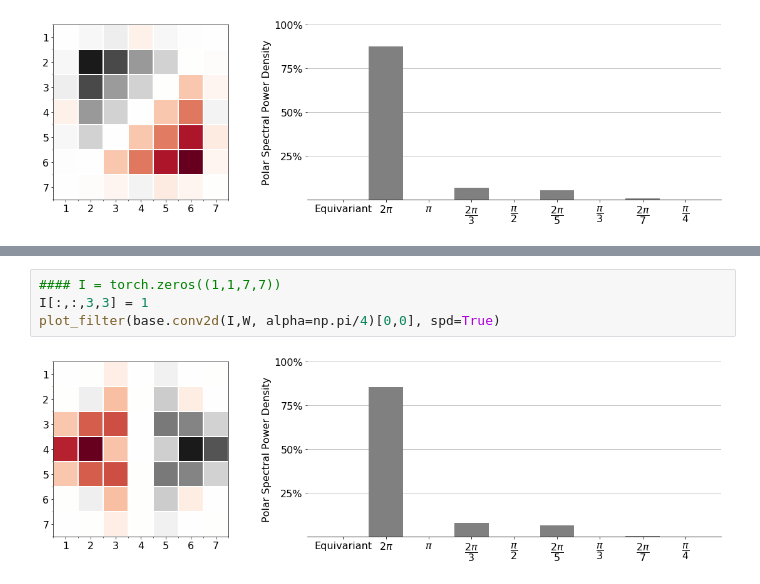
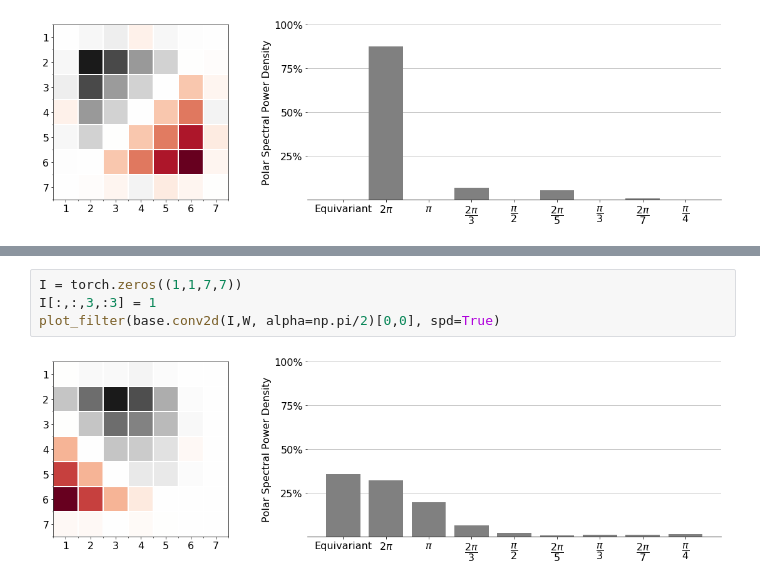
Before and after one commit to gabriel-lepetitaimon/steered-fcnn, a Jupyter notebook: OrientednessAnalysis.ipynb, the cells around one changed output, grey strips where cells are left out. Drawn from its saved outputs; the diff is of its cells as text.

```diff
--- a/OrientednessAnalysis.ipynb
+++ b/OrientednessAnalysis.ipynb
@@ -231,6 +262,6 @@ mse:0.028, r2:0.986
 # %%
-#### I = torch.zeros((1,1,7,7))
-I[:,:,3,3] = 1
-plot_filter(base.conv2d(I,W, alpha=np.pi/4)[0,0], spd=True)
+I = torch.zeros((1,1,7,7))
+I[:,:,3,:3] = 1
+plot_filter(base.conv2d(I,W, alpha=np.pi/2)[0,0], spd=True)
 # %% [output]
-[figure, old version]
+[figure, new version]
```
Also changed, not shown: parts of 16 cells of this notebook, 9 other files.
